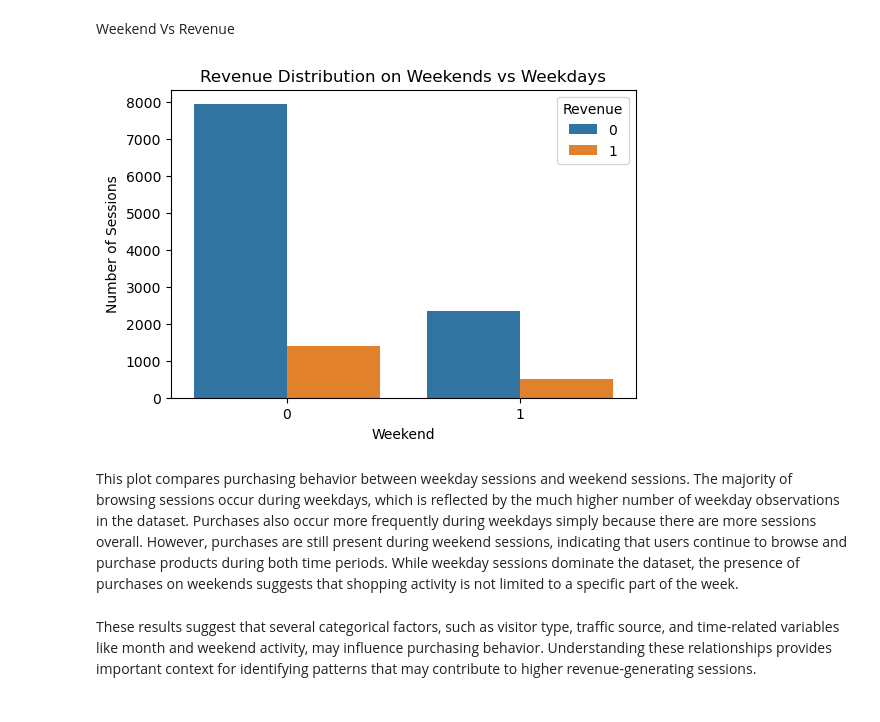
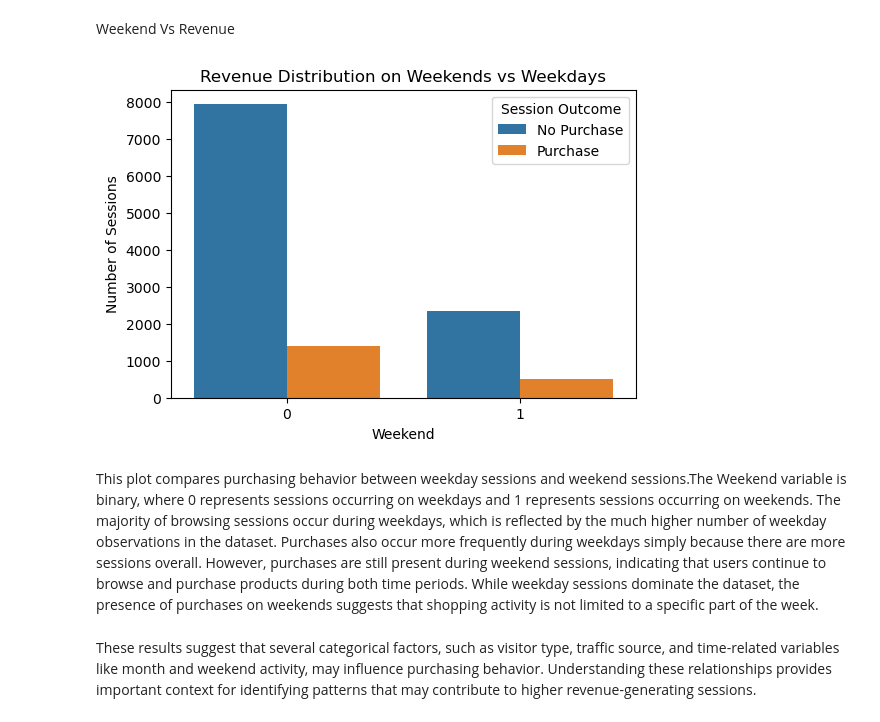
Before and after one commit to COGS108/Group067_WI26, a Jupyter notebook: 03-FinalProject.ipynb, the cells around one changed output. Drawn from its saved outputs; the diff is of its cells as text; code cells hidden in the pictures.

```diff
--- a/03-FinalProject.ipynb
+++ b/03-FinalProject.ipynb
@@ -626,15 +626,16 @@ This visualization explores how purchase outcomes vary across different traffic
 Weekend Vs Revenue
 # %%
 plt.figure(figsize=(6,4))
-sns.countplot(x='Weekend', hue='Revenue', data=df)
+sns.countplot(x='Weekend', hue=df['Revenue'].map({0:'No Purchase',1:'Purchase'}), data=df)
 plt.title("Revenue Distribution on Weekends vs Weekdays")
+plt.legend(title="Session Outcome")
 plt.xlabel("Weekend")
 plt.ylabel("Number of Sessions")
 plt.show()
 # %% [output]
-[figure, old version]
+[figure, new version]
 # %% [markdown]
-This plot compares purchasing behavior between weekday sessions and weekend sessions. The majority of browsing sessions occur during weekdays, which is reflected by the much higher number of weekday observations in the dataset. Purchases also occur more frequently during weekdays simply because there are more sessions overall. However, purchases are still present during weekend sessions, indicating that users continue to browse and purchase products during both time periods. While weekday sessions dominate the dataset, the presence of purchases on weekends suggests that shopping activity is not limited to a specific part of the week.
+This plot compares purchasing behavior between weekday sessions and weekend sessions.The Weekend variable is binary, where 0 represents sessions occurring on weekdays and 1 represents sessions occurring on weekends. The majority of browsing sessions occur during weekdays, which is reflected by the much higher number of weekday observations in the dataset. Purchases also occur more frequently during weekdays simply because there are more sessions overall. However, purchases are still present during weekend sessions, indicating that users continue to browse and purchase products during both time periods. While weekday sessions dominate the dataset, the presence of purchases on weekends suggests that shopping activity is not limited to a specific part of the week.
 # %% [markdown]
 These results suggest that several categorical factors, such as visitor type, traffic source, and time-related variables like month and weekend activity, may influence purchasing behavior. Understanding these relationships provides important context for identifying patterns that may contribute to higher revenue-generating sessions.
 # %% [markdown]
```
